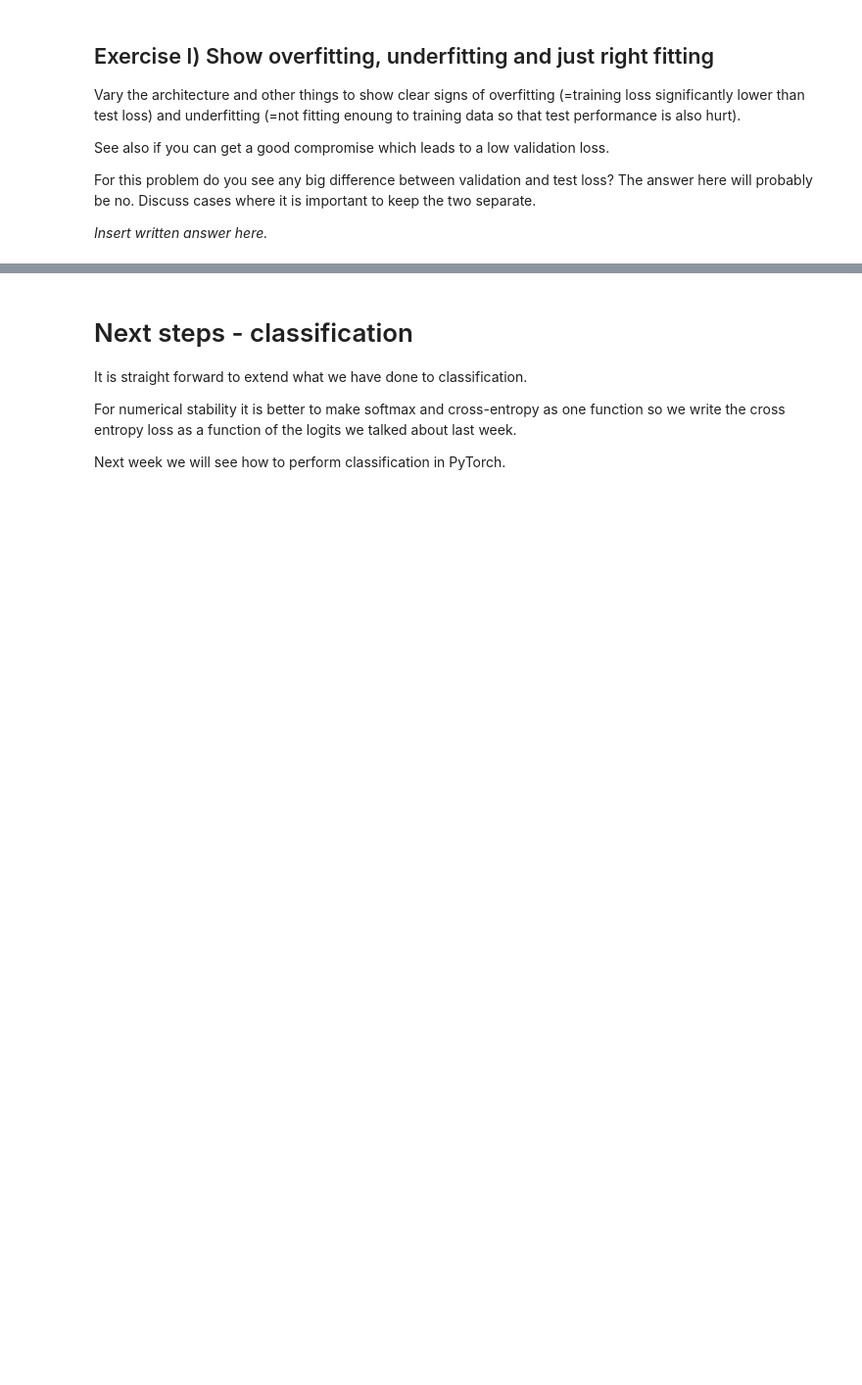
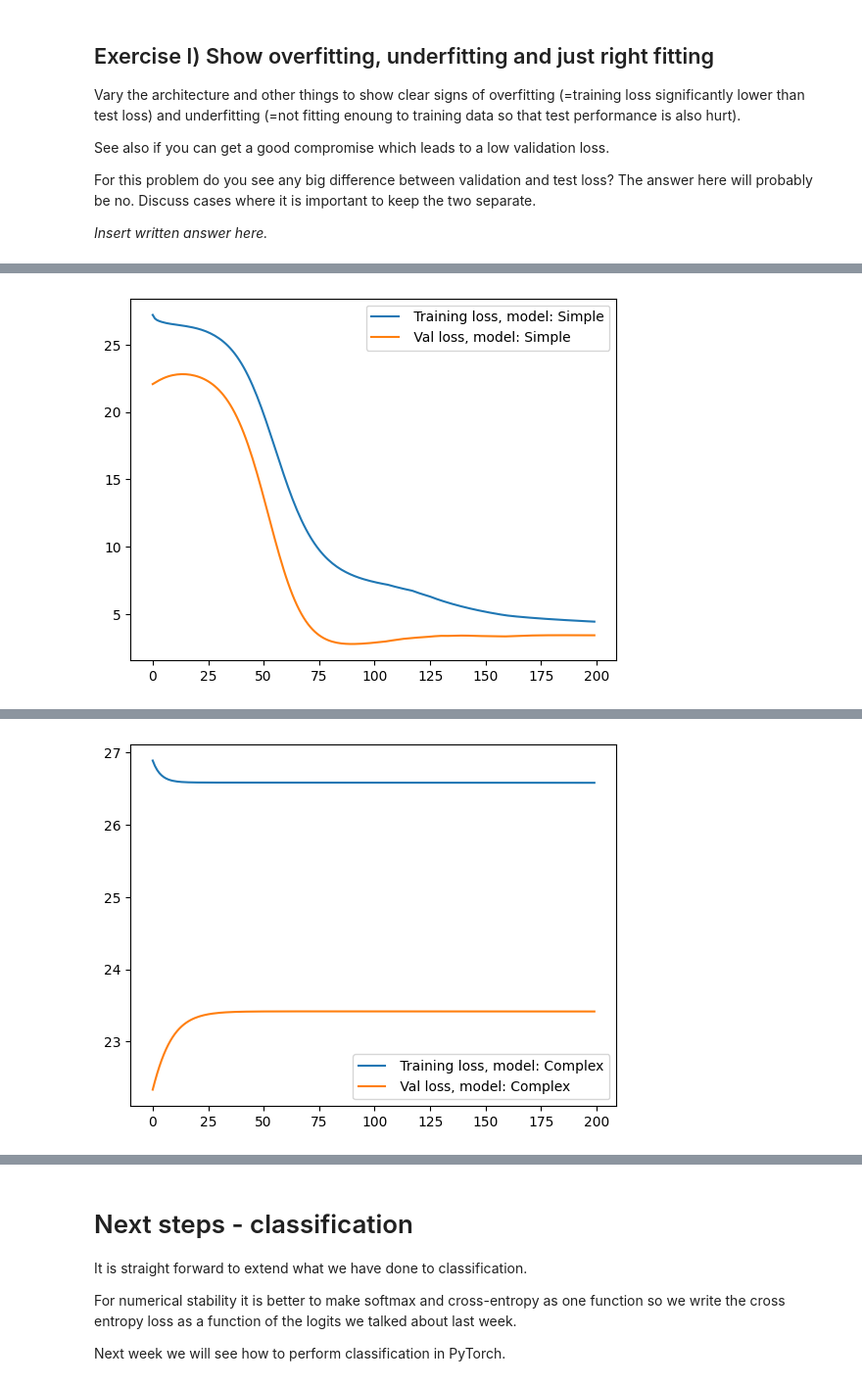
Before and after one commit to mVigholt/DL, a Jupyter notebook: Aidin/DL_AutoDiff_Nanograd.ipynb, the cells around one changed output, grey strips where cells are left out. Shown at 98% size. Saved outputs shown, nothing was run; the diff lists cells and outputs as text; code cells hidden in the pictures; blank space fills up the shorter version.

```diff
--- a/Aidin/DL_AutoDiff_Nanograd.ipynb
+++ b/Aidin/DL_AutoDiff_Nanograd.ipynb
@@ -26,7 +26,7 @@ The [Nanograd](https://github.com/rasmusbergpalm/nanograd) framework defines a c
 # %%
 # Copy and pasted from https://github.com/rasmusbergpalm/nanograd/blob/3a1bf9e9e724da813bfccf91a6f309abdade9f39/nanograd.py
 
-from math import exp, log
+from math import exp, log, tanh
 
 class Var:
     """
@@ -71,6 +71,16 @@ class Var:
 
     def relu(self):
         return Var(self.v if self.v > 0.0 else 0.0, lambda: [(self, 1.0 if self.v > 0.0 else 0.0)])
+
+    def identity(self):
+        return Var(self.v, lambda: [(self, 1.0)])
+
+    def tanh(self):
+        return Var(tanh(self.v), lambda: [( self, 1 - (tanh(self.v) ** 2) )])
+
+    def sigmoid(self):
+        sig_x = 1.0 / (1 + exp(-self.v))
+        return Var(sig_x, lambda: [(self, (sig_x) * (1.0 - sig_x))])
 # %% [markdown]
 A few examples illustrate how we can use this:
 # %%
@@ -462,10 +479,10 @@ class DenseLayer:
         # We therefore loop over the (number of) nodes in the current layer:
         for j in range(len(weights[0])):
             # Initialize the node value depending on its corresponding parameters.
-            node = Var(0.0) # <- Insert code
+            node = self.bias[j] # <- Insert code
             # We now finish the linear transformation corresponding to the parameters of the currently considered node.
             for i in range(len(single_input)):
-                node += Var(0.0)  # <- Insert code
+                node += single_input[i] * self.weights[i][j]  # <- Insert code
             node = self.act_fn(node)
             out.append(node)
 
@@ -823,0 +995,57 @@ _Insert written answer here._
+# %%
+NN_simple = [
+    DenseLayer(1, 3, lambda x: x.relu()),
+    DenseLayer(3, 1, lambda x: x.identity())
+]
+
+NN_complex = [
+    DenseLayer(1, 8, lambda x: x.relu()),
+    DenseLayer(8, 10, lambda x: x.sigmoid()),
+    DenseLayer(10, 12, lambda x: x.relu()),
+    DenseLayer(12, 8, lambda x: x.relu()),
+    DenseLayer(8, 1, lambda x: x.tanh())
+]
+
+NN_balanced = [
+    DenseLayer(1, 8, lambda x: x.relu()),
+    DenseLayer(8, 1, lambda x: x.identity())
+]
+
+models = [NN_simple, NN_complex, NN_balanced]
+model_names = ["Simple", "Complex", "Balanced"]
+
+# models = [NN_simple]
+# model_names = ["Simple"]
+
+for i in range(len(models)):
+    train_loss = []
+    val_loss = []
+
+    for e in range(EPOCHS):
+
+        # Forward pass and loss computation
+        Loss = squared_loss(y_train_redux, forward(x_train_redux, models[i]))
+
+        # Backward pass
+        Loss.backward()
+
+        # gradient descent update
+        update_parameters(parameters(models[i]), LEARN_R)
+        zero_gradients(parameters(models[i]))
+
+        # Training loss
+        train_loss.append(Loss.v)
+
+        # Validation
+        Loss_validation = squared_loss(y_val_redux, forward(x_val_redux, models[i]))
+        val_loss.append(Loss_validation.v)
+
+        if e%10==0:
+            print("{:4d}".format(e),
+                "({:5.2f}%)".format(e/EPOCHS*100),
+                "Train loss: {:4.3f} \t Validation loss: {:4.3f}".format(train_loss[-1], val_loss[-1]))
+    plt.plot(range(len(train_loss)), train_loss, label = f" Training loss, model: {model_names[i]}");
+    plt.plot(range(len(val_loss)), val_loss, label = f" Val loss, model: {model_names[i]}");
+plt.legend()
+plt.show()
+# %% [output]
@@ -823,0 +1072 @@ _Insert written answer here._
+[figure, added]
@@ -823,0 +1093 @@ _Insert written answer here._
+[figure, added]
```
Also changed, not shown: parts of 19 cells of this notebook, 14 other files.
